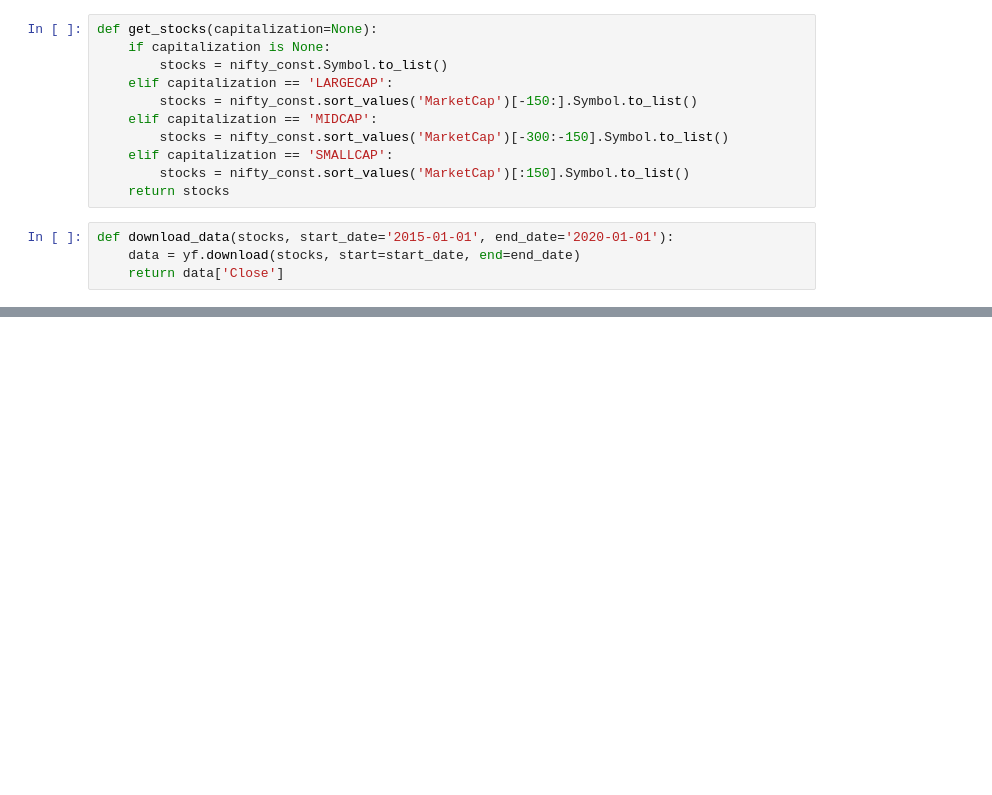
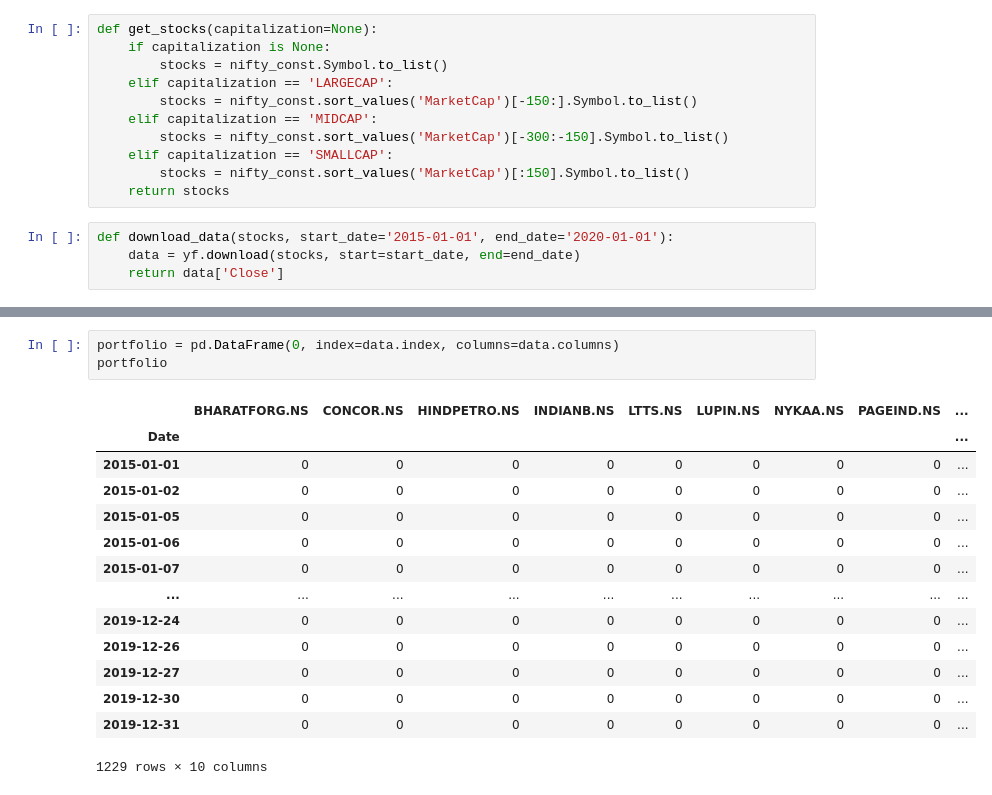
Before and after one commit to luvk1412/trading, a Jupyter notebook: momentum/main.ipynb, the cells around one changed output, grey strips where cells are left out. Cells and saved outputs as stored; diff of their text form; blank space fills up the shorter version.

```diff
--- a/momentum/main.ipynb
+++ b/momentum/main.ipynb
@@ -78,0 +97,18 @@ data.pct_change(60).shift()
+# %%
+portfolio = pd.DataFrame(0, index=data.index, columns=data.columns)
+portfolio
+# %% [output]
+|  | BHARATFORG.NS | CONCOR.NS | HINDPETRO.NS | INDIANB.NS | LTTS.NS | LUPIN.NS | NYKAA.NS | PAGEIND.NS | ... |
+| Date |  |  |  |  |  |  |  |  | ... |
+| 2015-01-01 | 0 | 0 | 0 | 0 | 0 | 0 | 0 | 0 | ... |
+| 2015-01-02 | 0 | 0 | 0 | 0 | 0 | 0 | 0 | 0 | ... |
+| 2015-01-05 | 0 | 0 | 0 | 0 | 0 | 0 | 0 | 0 | ... |
+| 2015-01-06 | 0 | 0 | 0 | 0 | 0 | 0 | 0 | 0 | ... |
+| 2015-01-07 | 0 | 0 | 0 | 0 | 0 | 0 | 0 | 0 | ... |
+| ... | ... | ... | ... | ... | ... | ... | ... | ... | ... |
+| 2019-12-24 | 0 | 0 | 0 | 0 | 0 | 0 | 0 | 0 | ... |
+| 2019-12-26 | 0 | 0 | 0 | 0 | 0 | 0 | 0 | 0 | ... |
+| 2019-12-27 | 0 | 0 | 0 | 0 | 0 | 0 | 0 | 0 | ... |
+| 2019-12-30 | 0 | 0 | 0 | 0 | 0 | 0 | 0 | 0 | ... |
+| 2019-12-31 | 0 | 0 | 0 | 0 | 0 | 0 | 0 | 0 | ... |
+1229 rows × 10 columns
```
Also changed, not shown: parts of 20 cells of this notebook.
